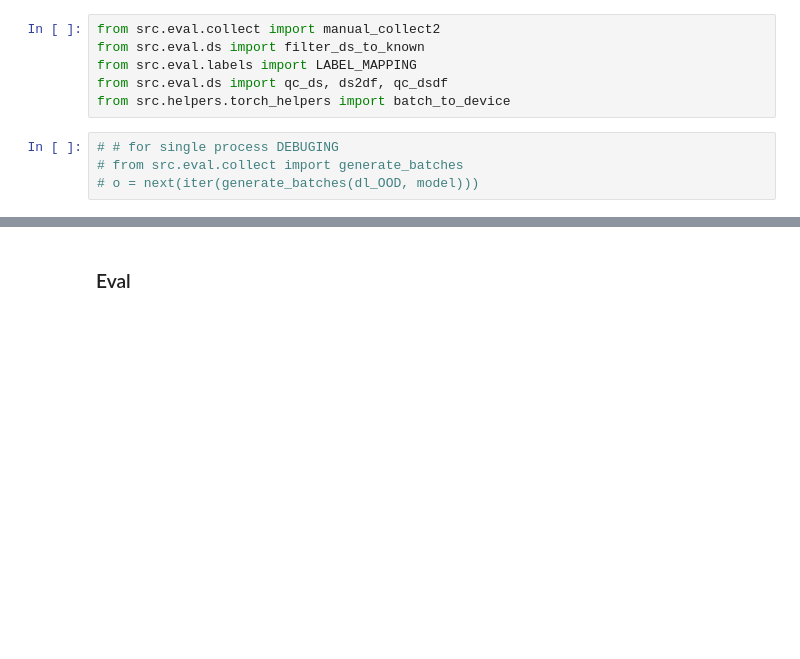
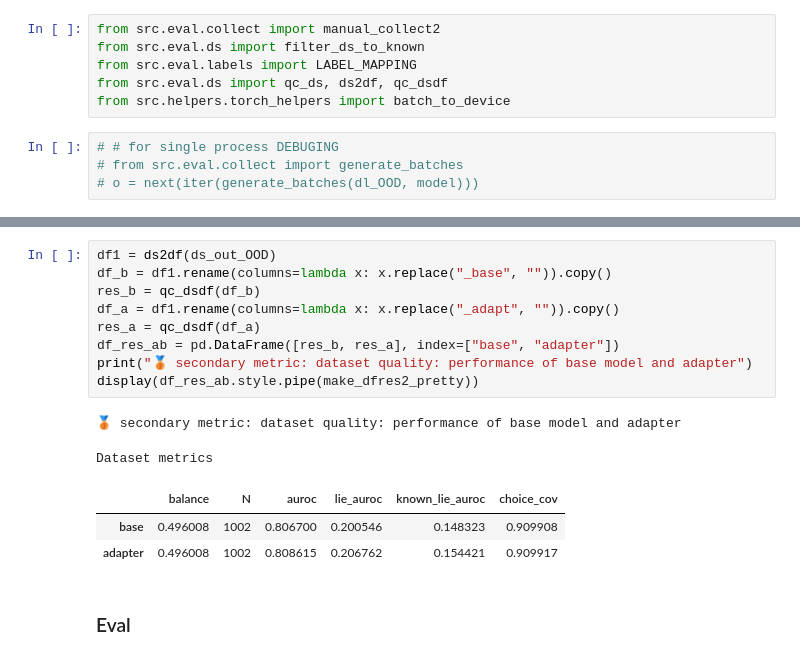
Before and after one commit to wassname/LoRA_are_lie_detectors, a Jupyter notebook: notebooks/05_mjc_lie.ipynb, the cells around one changed output, grey strips where cells are left out. Cells and saved outputs as stored; diff of their text form; blank space fills up the shorter version.

```diff
--- a/notebooks/05_mjc_lie.ipynb
+++ b/notebooks/05_mjc_lie.ipynb
@@ -418,2 +663,17 @@ ds_out_valtest, f = manual_collect2(dl_valtest2, model, dataset_name="valtest")
+# %%
+df1 = ds2df(ds_out_OOD)
+df_b = df1.rename(columns=lambda x: x.replace("_base", "")).copy()
+res_b = qc_dsdf(df_b)
+df_a = df1.rename(columns=lambda x: x.replace("_adapt", "")).copy()
+res_a = qc_dsdf(df_a)
+df_res_ab = pd.DataFrame([res_b, res_a], index=["base", "adapter"])
+print("🥉 secondary metric: dataset quality: performance of base model and adapter")
+display(df_res_ab.style.pipe(make_dfres2_pretty))
+# %% [output]
+🥉 secondary metric: dataset quality: performance of base model and adapter
+Dataset metrics
+|  | balance | N | auroc | lie_auroc | known_lie_auroc | choice_cov |
+| base | 0.496008 | 1002 | 0.806700 | 0.200546 | 0.148323 | 0.909908 |
+| adapter | 0.496008 | 1002 | 0.808615 | 0.206762 | 0.154421 | 0.909917 |
 # %% [markdown]
 ### Eval
```
Also changed, not shown: parts of 35 cells of this notebook, 22 other files.
